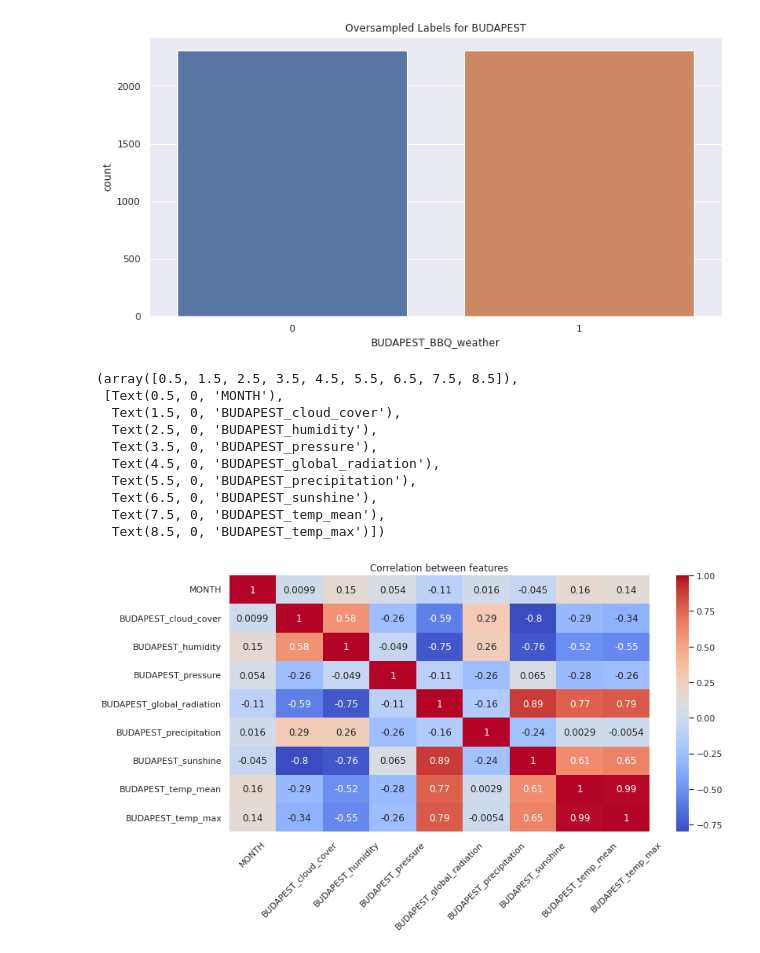
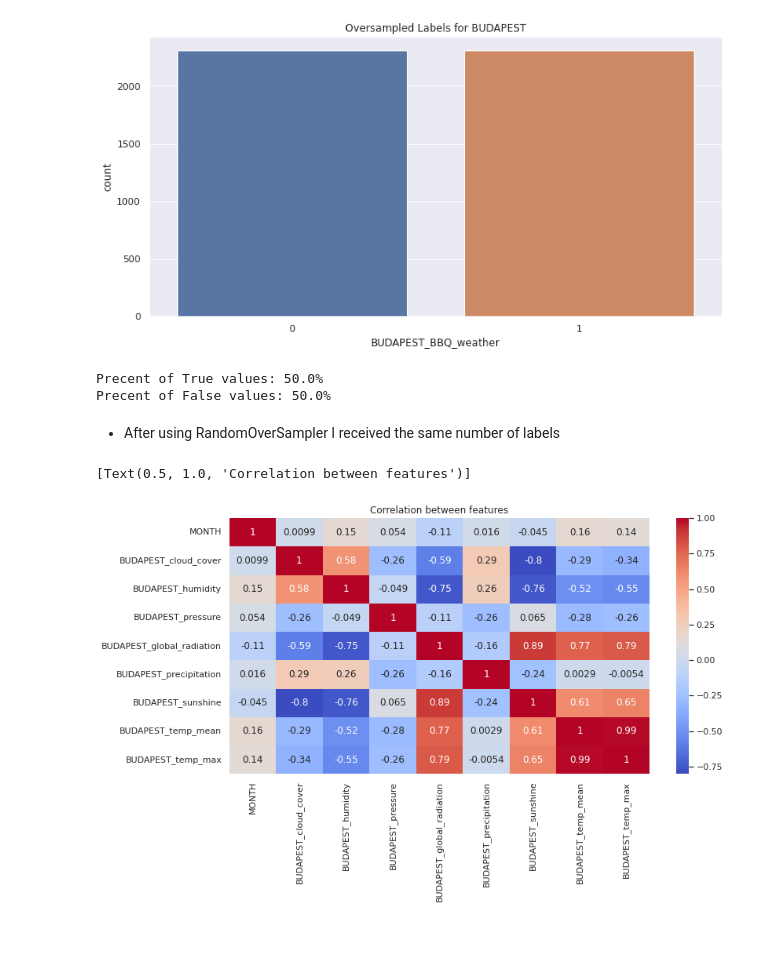
Before and after one commit to mkowalsky0/Weather_Prediction, a Jupyter notebook: weather-prediction.ipynb, the cells around one changed output. Cells and saved outputs as stored; diff of their text form; code cells hidden in the pictures.

```diff
--- a/weather-prediction.ipynb
+++ b/weather-prediction.ipynb
@@ -191,20 +210,20 @@ sns.countplot(x = ovrspl_y).set(title='Oversampled Labels for BUDAPEST')
 # %% [output]
 [Text(0.5, 1.0, 'Oversampled Labels for BUDAPEST')]
 [figure]
+# %%
+true_val = len(ovrspl_y[ovrspl_y == 1])
+false_val = len(ovrspl_y[ovrspl_y == 0])
+print('Precent of True values: {0:.1f}%'.format(true_val/(true_val+false_val)*100))
+print('Precent of False values: {0:.1f}%'.format(false_val/(true_val+false_val)*100))
+# %% [output]
+Precent of True values: 50.0%
+Precent of False values: 50.0%
+# %% [markdown]
+- After using RandomOverSampler I received the same number of labels
 # %%
 plt.figure(figsize=(12,6))
 sns.set(style="darkgrid")
 sns.heatmap(df_budapest.corr(),annot=True,cmap='coolwarm').set(title='Correlation between features')
-plt.xticks(rotation = 45)
 # %% [output]
-(array([0.5, 1.5, 2.5, 3.5, 4.5, 5.5, 6.5, 7.5, 8.5]),
- [Text(0.5, 0, 'MONTH'),
-  Text(1.5, 0, 'BUDAPEST_cloud_cover'),
-  Text(2.5, 0, 'BUDAPEST_humidity'),
-  Text(3.5, 0, 'BUDAPEST_pressure'),
-  Text(4.5, 0, 'BUDAPEST_global_radiation'),
-  Text(5.5, 0, 'BUDAPEST_precipitation'),
-  Text(6.5, 0, 'BUDAPEST_sunshine'),
-  Text(7.5, 0, 'BUDAPEST_temp_mean'),
-  Text(8.5, 0, 'BUDAPEST_temp_max')])
+[Text(0.5, 1.0, 'Correlation between features')]
-[figure, old version]
+[figure, new version]
```
Also changed, not shown: parts of 23 cells of this notebook.
